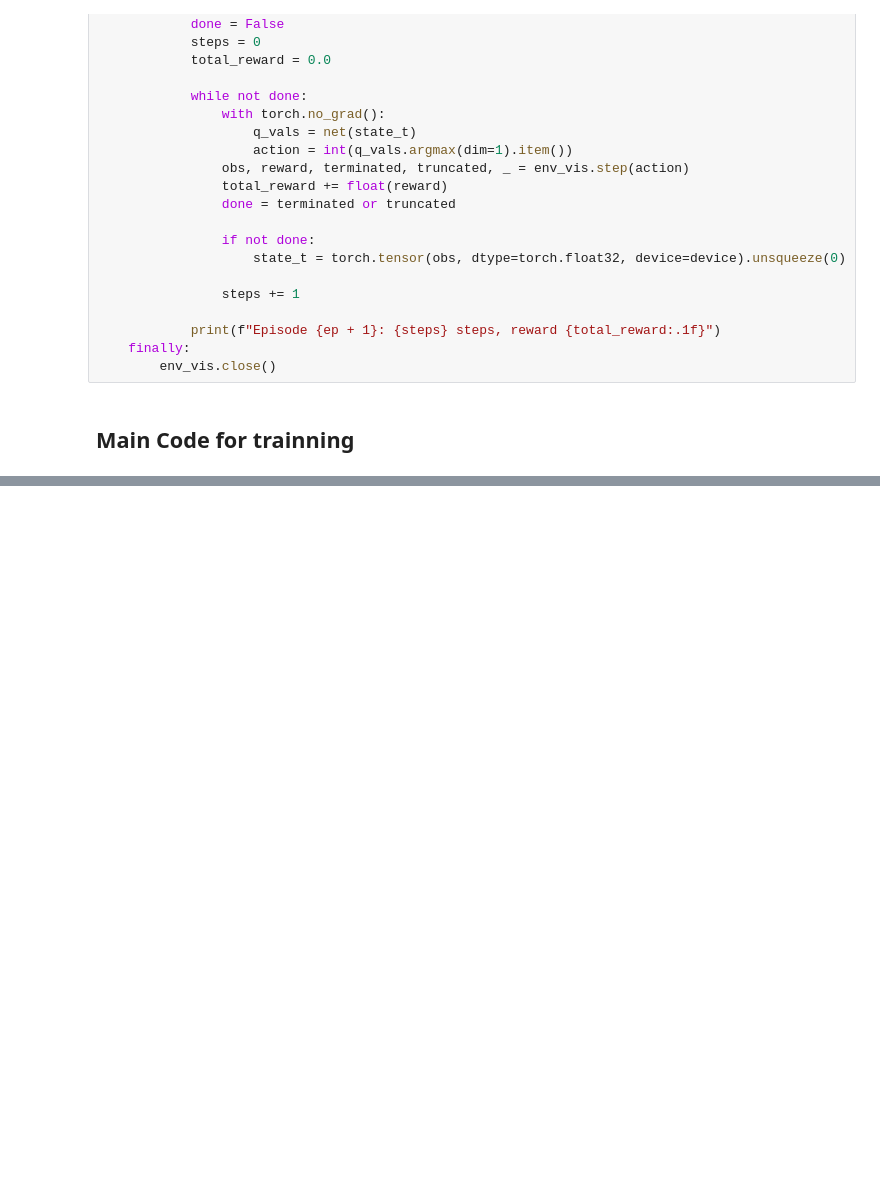
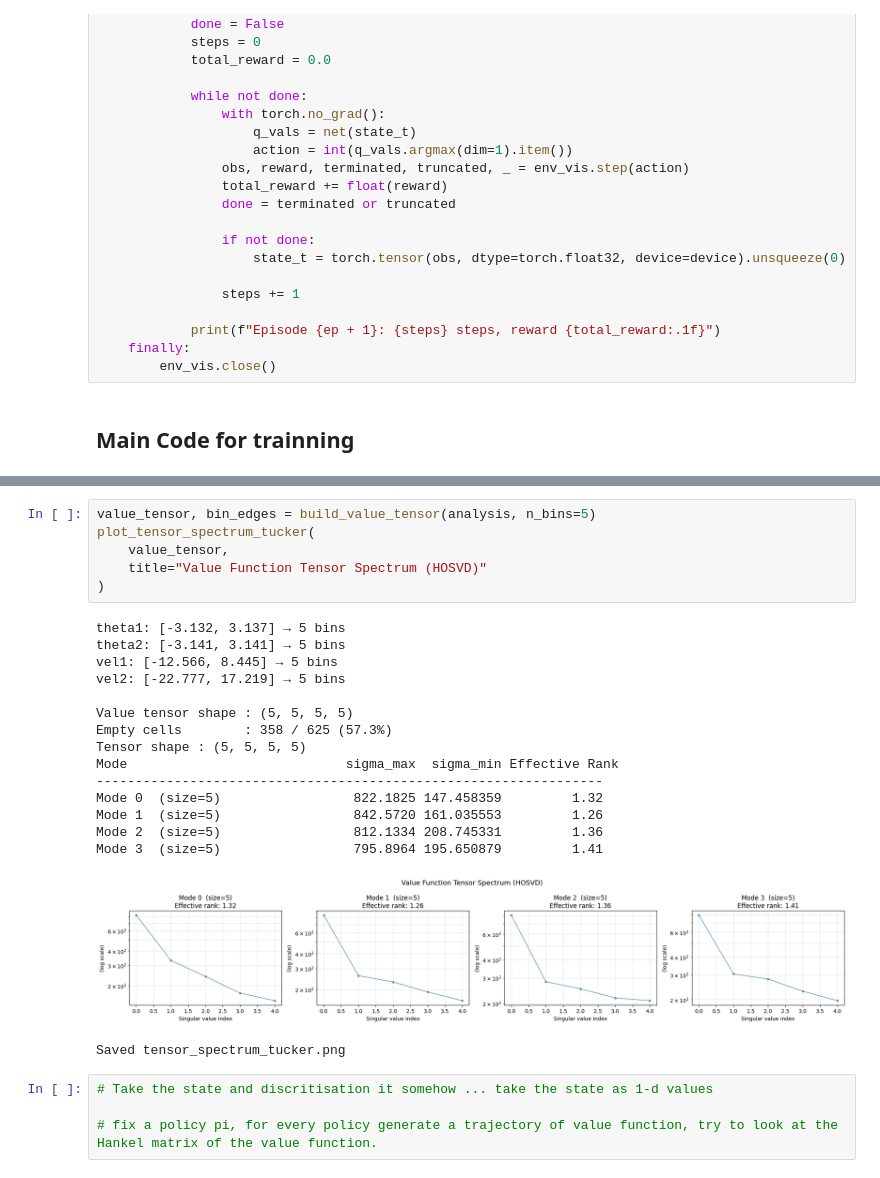
Before and after one commit to Souparna-Mandal/Low-Rank-RL-TL, a Jupyter notebook: dqn_sims.ipynb, the cells around one changed output, grey strips where cells are left out. Saved outputs shown, nothing was run; the diff lists cells and outputs as text; blank space fills up the shorter version.

```diff
--- a/dqn_sims.ipynb
+++ b/dqn_sims.ipynb
@@ -331,0 +533,27 @@ Rank / min(n_states, n_actions): 1.000
+# %%
+value_tensor, bin_edges = build_value_tensor(analysis, n_bins=5)
+plot_tensor_spectrum_tucker(
+    value_tensor,
+    title="Value Function Tensor Spectrum (HOSVD)"
+)
+# %% [output]
+theta1: [-3.132, 3.137] → 5 bins
+theta2: [-3.141, 3.141] → 5 bins
+vel1: [-12.566, 8.445] → 5 bins
+vel2: [-22.777, 17.219] → 5 bins
+
+Value tensor shape : (5, 5, 5, 5)
+Empty cells        : 358 / 625 (57.3%)
+Tensor shape : (5, 5, 5, 5)
+Mode                            sigma_max  sigma_min Effective Rank
+-----------------------------------------------------------------
+Mode 0  (size=5)                 822.1825 147.458359         1.32
+Mode 1  (size=5)                 842.5720 161.035553         1.26
+Mode 2  (size=5)                 812.1334 208.745331         1.36
+Mode 3  (size=5)                 795.8964 195.650879         1.41
+[figure, added]
+Saved tensor_spectrum_tucker.png
+# %%
+# Take the state and discritisation it somehow ... take the state as 1-d values
+
+# fix a policy pi, for every policy generate a trajectory of value function, try to look at the Hankel matrix of the value function.
```
Also changed, not shown: parts of 11 cells of this notebook, 5 other files.
